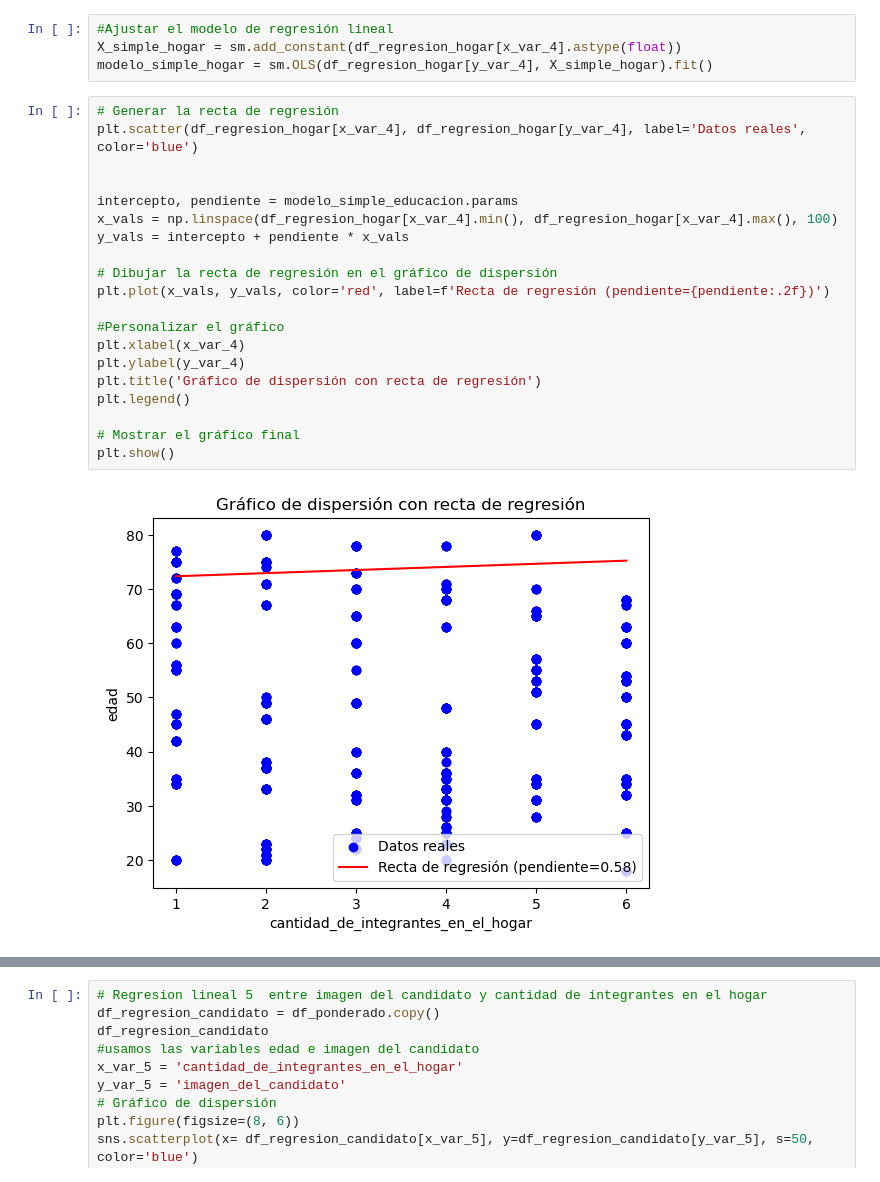
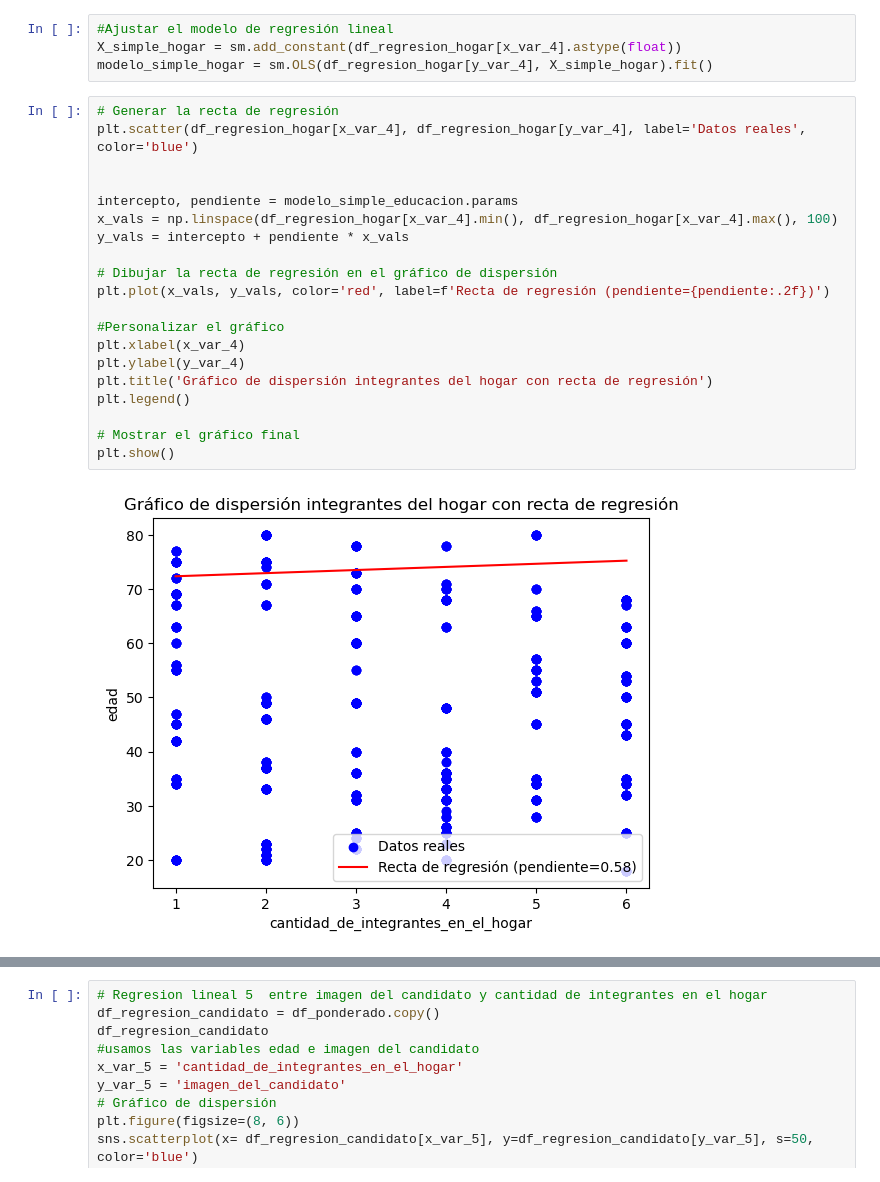
Before and after one commit to Lonelyprogram/TPFinaldeMET4OP, a Jupyter notebook: notebook/unionfinaltp.ipynb, the cells around one changed output, grey strips where cells are left out. Drawn from its saved outputs; the diff is of its cells as text.

```diff
--- a/notebook/unionfinaltp.ipynb
+++ b/notebook/unionfinaltp.ipynb
@@ -1001,25 +1001,25 @@ modelo_simple_hogar = sm.OLS(df_regresion_hogar[y_var_4], X_simple_hogar).fit()
 # %%
 # Generar la recta de regresión
 plt.scatter(df_regresion_hogar[x_var_4], df_regresion_hogar[y_var_4], label='Datos reales', color='blue')
 
 
 intercepto, pendiente = modelo_simple_educacion.params
 x_vals = np.linspace(df_regresion_hogar[x_var_4].min(), df_regresion_hogar[x_var_4].max(), 100)
 y_vals = intercepto + pendiente * x_vals
 
 # Dibujar la recta de regresión en el gráfico de dispersión
 plt.plot(x_vals, y_vals, color='red', label=f'Recta de regresión (pendiente={pendiente:.2f})')
 
 #Personalizar el gráfico
 plt.xlabel(x_var_4)
 plt.ylabel(y_var_4)
-plt.title('Gráfico de dispersión con recta de regresión')
+plt.title('Gráfico de dispersión integrantes del hogar con recta de regresión')
 plt.legend()
 
 # Mostrar el gráfico final
 plt.show()
 # %% [output]
-[figure, old version]
+[figure, new version]
 # %%
 print(modelo_simple_hogar.summary())
 # %% [output]
```
Also changed, not shown: parts of 31 cells of this notebook.
